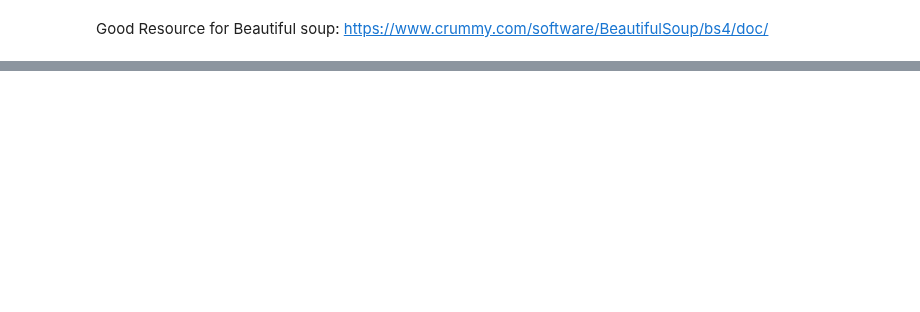
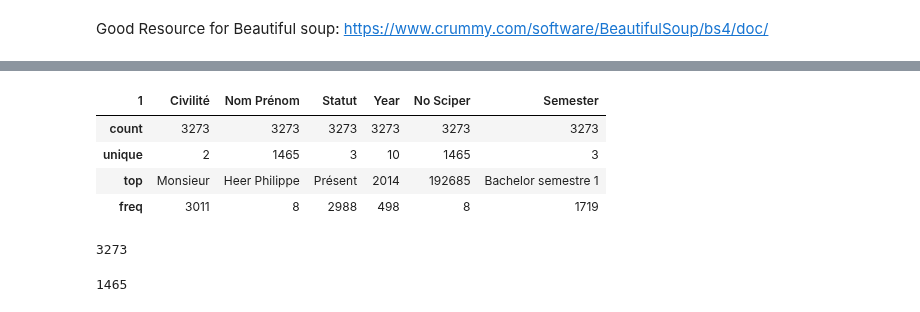
Before and after one commit to meryemmhamdi1/Gokcen_Meryem_Riyadh_ADA, a Jupyter notebook: 02 - Data from the Web/DataFromTheWeb.ipynb, the cells around one changed output, grey strips where cells are left out. Drawn from its saved outputs; the diff is of its cells as text; code cells hidden in the pictures; blank space fills up the shorter version.

```diff
--- a/02 - Data from the Web/DataFromTheWeb.ipynb
+++ b/02 - Data from the Web/DataFromTheWeb.ipynb
@@ -76,0 +234,16 @@ TypeError: 'NoneType' object has no attribute '__getitem__'
+# %%
+bigDataFrame.describe(include='all')
+# %% [output]
+| 1 | Civilité | Nom Prénom | Statut | Year | No Sciper | Semester |
+| count | 3273 | 3273 | 3273 | 3273 | 3273 | 3273 |
+| unique | 2 | 1465 | 3 | 10 | 1465 | 3 |
+| top | Monsieur | Heer Philippe | Présent | 2014 | 192685 | Bachelor semestre 1 |
+| freq | 3011 | 8 | 2988 | 498 | 8 | 1719 |
+# %%
+bigDataFrame[u'No Sciper'].count()
+# %% [output]
+3273
+# %%
+len(bigDataFrame[u'No Sciper'].unique())
+# %% [output]
+1465
```
Also changed, not shown: parts of 46 cells of this notebook, 1 other file.
